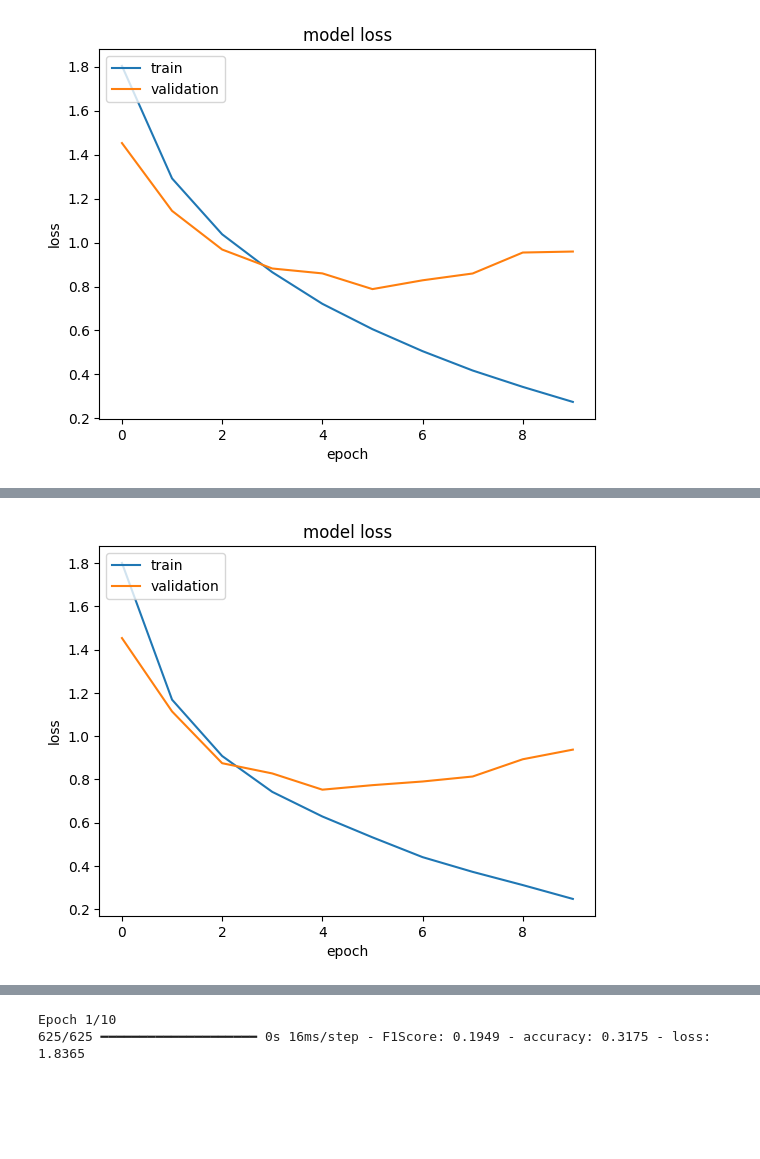
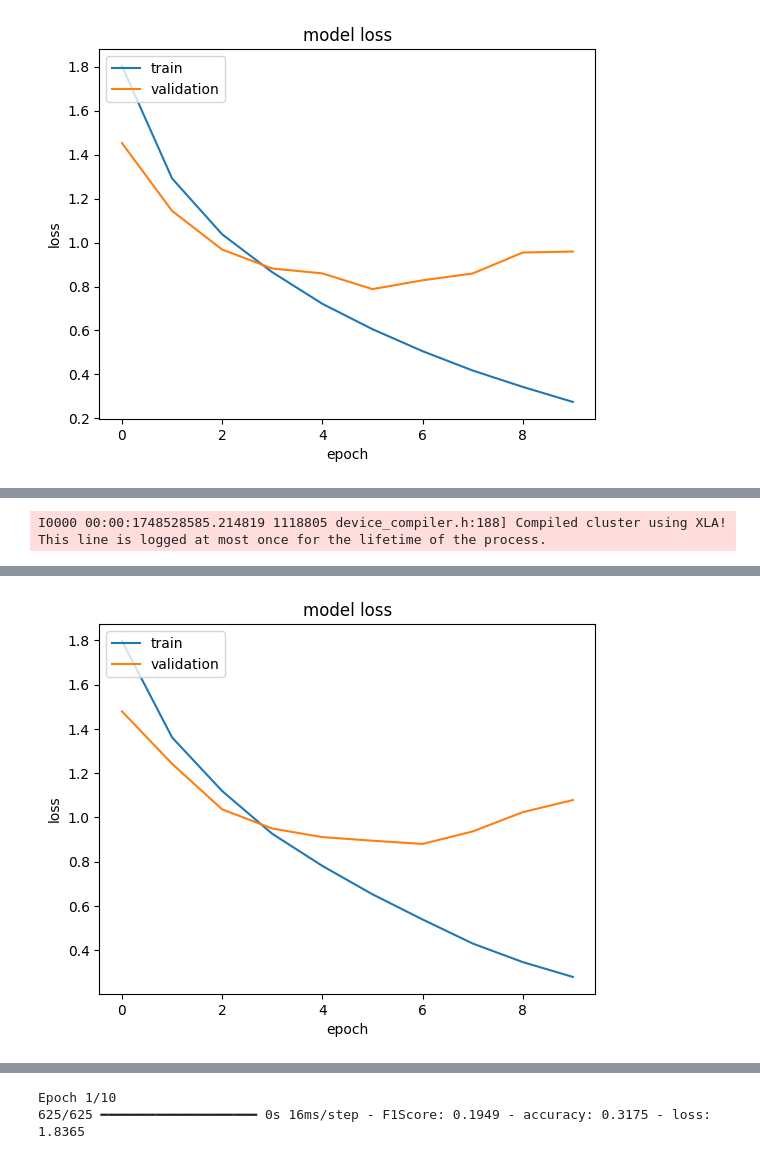
Before and after one commit to CrystalNoob/Tubes2_ML, a Jupyter notebook: src/CNN/CNN_library.ipynb, the cells around one changed output, grey strips where cells are left out. Drawn from its saved outputs; the diff is of its cells as text; code cells hidden in the pictures; blank space fills up the shorter version.

```diff
--- a/src/CNN/CNN_library.ipynb
+++ b/src/CNN/CNN_library.ipynb
@@ -364,18 +362,18 @@ Epoch 10/10
 # %%
-# Model 6: Bigger Filter Layer
+# Model 6: Bigger filter
 
 model6 = Sequential([
-    Conv2D(64, (3, 3), padding='same', activation='relu', input_shape=(32, 32, 3)),
-    Conv2D(64, (3, 3), padding='same', activation='relu'),
-    MaxPooling2D((3, 3)),
+    Conv2D(64, (5, 5), padding='same', activation='relu', input_shape=(32, 32, 3)),
+    Conv2D(64, (5, 5), padding='same', activation='relu'),
+    MaxPooling2D((2, 2)),
 
-    Conv2D(128, (3, 3), padding='same', activation='relu'),
-    Conv2D(128, (3, 3), padding='same', activation='relu'),
-    MaxPooling2D((3, 3)),
+    Conv2D(128, (5, 5), padding='same', activation='relu'),
+    Conv2D(128, (5, 5), padding='same', activation='relu'),
+    MaxPooling2D((2, 2)),
 
-    Conv2D(256, (3, 3), padding='same', activation='relu'),
-    Conv2D(256, (3, 3), padding='same', activation='relu'),
-    MaxPooling2D((3, 3)),
+    Conv2D(256, (5, 5), padding='same', activation='relu'),
+    Conv2D(256, (5, 5), padding='same', activation='relu'),
+    MaxPooling2D((2, 2)),
 
     Flatten(),
     Dense(256, activation='relu'),
@@ -424,0 +414 @@ Epoch 10/10
+I0000 00:00:1748528585.214819 1118805 device_compiler.h:188] Compiled cluster using XLA!  This line is logged at most once for the lifetime of the process.
@@ -425,4 +434,4 @@ Epoch 10/10
-[figure, old version]
+[figure, new version]
 # %%
 # Model 7: Smaller filter
 
```
Also changed, not shown: parts of 5 cells of this notebook, 4 other files.
